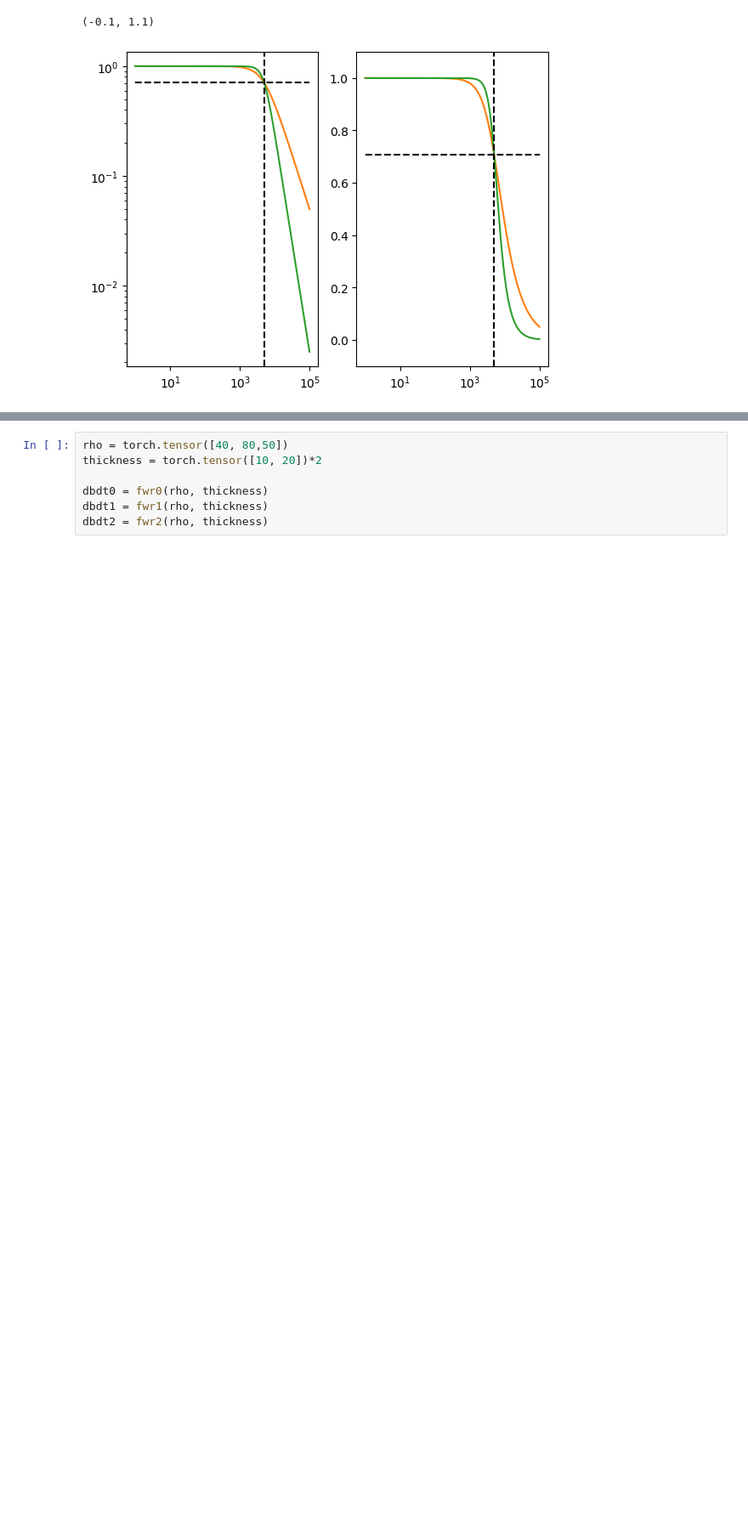
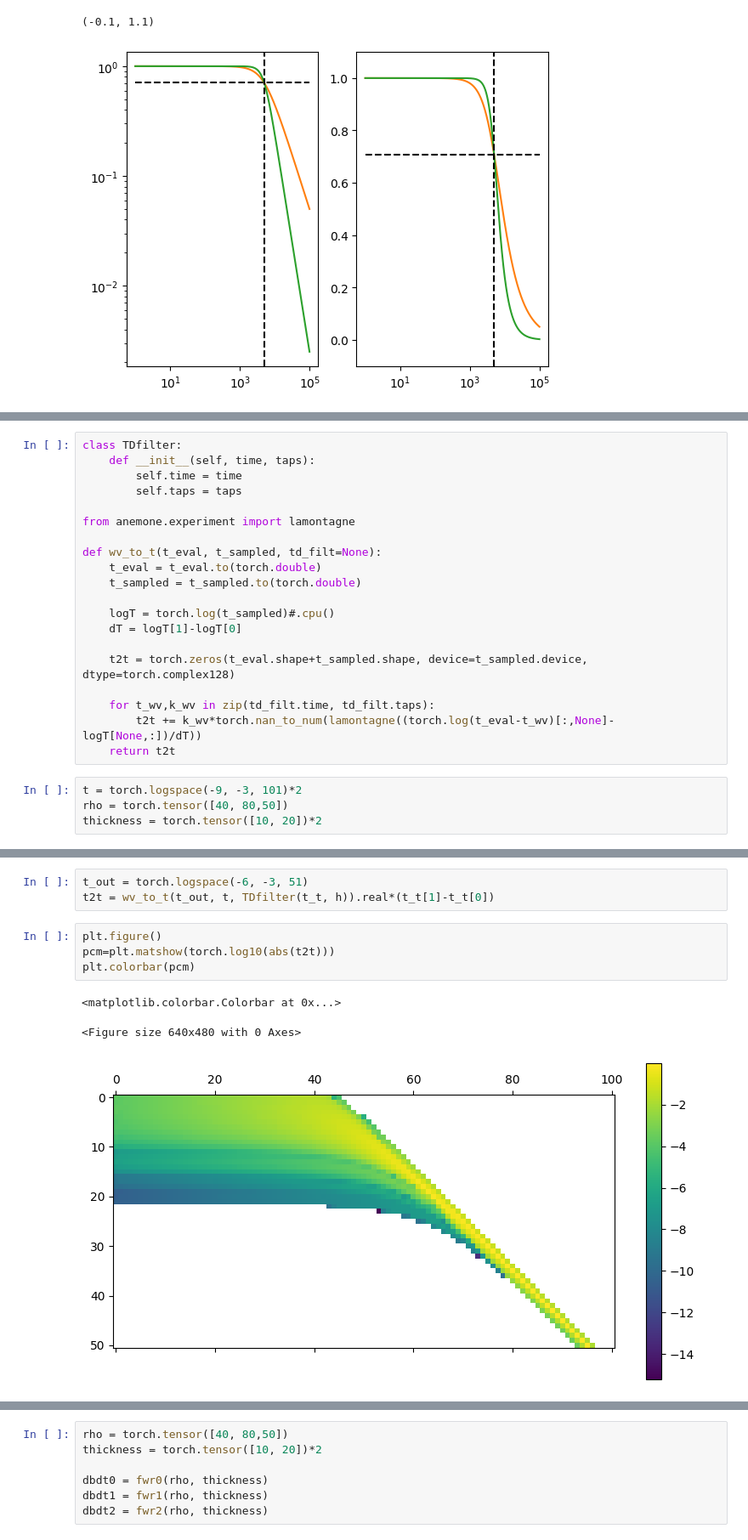
Before and after one commit to hydrogeophysicsgroup/anemone, a Jupyter notebook: prototyping/understanding_filters.ipynb, the cells around one changed output, grey strips where cells are left out. Shown at 85% size. Cells and saved outputs as stored; diff of their text form; blank space fills up the shorter version.

```diff
--- a/prototyping/understanding_filters.ipynb
+++ b/prototyping/understanding_filters.ipynb
@@ -154,0 +198,24 @@ fwr2 = Forward(tx, rx, t, filterfunc=bf2)
+# %%
+class TDfilter:
+    def __init__(self, time, taps):
+        self.time = time
+        self.taps = taps
+
+from anemone.experiment import lamontagne
+
+def wv_to_t(t_eval, t_sampled, td_filt=None):
+    t_eval = t_eval.to(torch.double)
+    t_sampled = t_sampled.to(torch.double)
+
+    logT = torch.log(t_sampled)#.cpu()
+    dT = logT[1]-logT[0]
+
+    t2t = torch.zeros(t_eval.shape+t_sampled.shape, device=t_sampled.device, dtype=torch.complex128)
+
+    for t_wv,k_wv in zip(td_filt.time, td_filt.taps):
+        t2t += k_wv*torch.nan_to_num(lamontagne((torch.log(t_eval-t_wv)[:,None]-logT[None,:])/dT))
+    return t2t
+# %%
+t = torch.logspace(-9, -3, 101)*2
+rho = torch.tensor([40, 80,50])
+thickness = torch.tensor([10, 20])*2
@@ -154,0 +231,11 @@ fwr2 = Forward(tx, rx, t, filterfunc=bf2)
+# %%
+t_out = torch.logspace(-6, -3, 51)
+t2t = wv_to_t(t_out, t, TDfilter(t_t, h)).real*(t_t[1]-t_t[0])
+# %%
+plt.figure()
+pcm=plt.matshow(torch.log10(abs(t2t)))
+plt.colorbar(pcm)
+# %% [output]
+<matplotlib.colorbar.Colorbar at 0x...>
+<Figure size 640x480 with 0 Axes>
+[figure, added]
```
Also changed, not shown: parts of 13 cells of this notebook, 1 other file.
